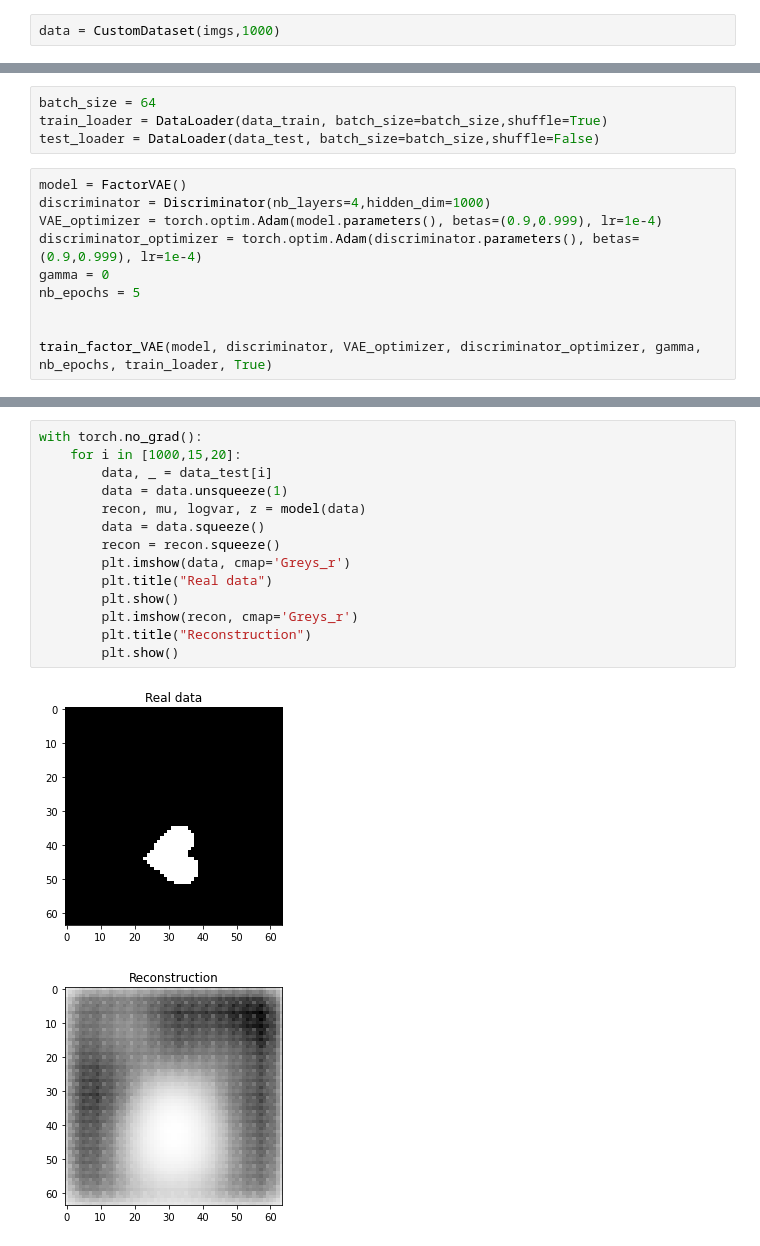
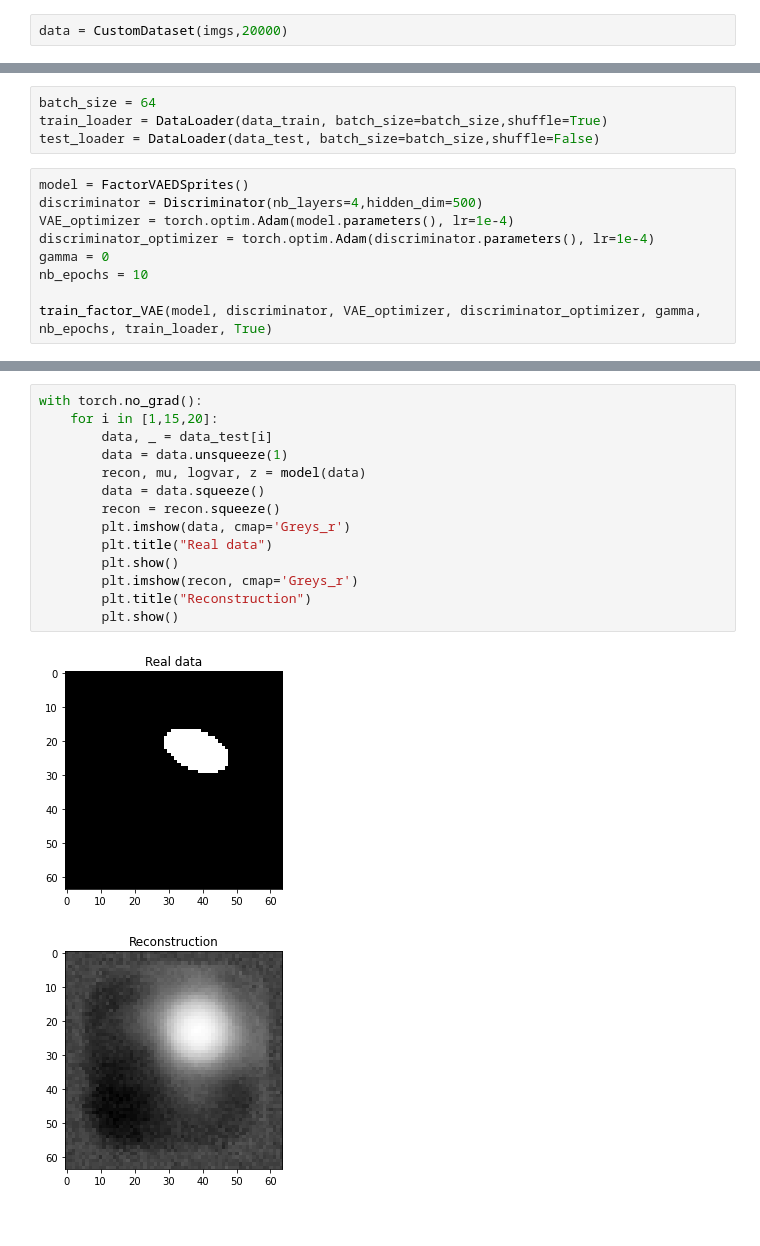
Before and after one commit to hzzhyj/atml, a Jupyter notebook: experiments/FactorVAE.ipynb, the cells around one changed output, grey strips where cells are left out. Cells and saved outputs as stored; diff of their text form.

Commit message:
fixes + factorvae inherits betavae

```diff
--- a/experiments/FactorVAE.ipynb
+++ b/experiments/FactorVAE.ipynb
@@ -20,7 +20,7 @@ from train_factor_vae import train_factor_VAE
 dataset = load_dsprites("../datasets/dsprites.npz",False)
 imgs = dataset["imgs"]
 # %%
-data = CustomDataset(imgs,1000)
+data = CustomDataset(imgs,20000)
 # %%
 data_train, data_test = train_test_random_split(data, 0.8)
 # %%
@@ -43,13 +43,12 @@ batch_size = 64
 train_loader = DataLoader(data_train, batch_size=batch_size,shuffle=True)
 test_loader = DataLoader(data_test, batch_size=batch_size,shuffle=False)
 # %%
-model = FactorVAE()
-discriminator = Discriminator(nb_layers=4,hidden_dim=1000)
-VAE_optimizer = torch.optim.Adam(model.parameters(), betas=(0.9,0.999), lr=1e-4)
-discriminator_optimizer = torch.optim.Adam(discriminator.parameters(), betas=(0.9,0.999), lr=1e-4)
+model = FactorVAEDSprites()
+discriminator = Discriminator(nb_layers=4,hidden_dim=500)
+VAE_optimizer = torch.optim.Adam(model.parameters(), lr=1e-4)
+discriminator_optimizer = torch.optim.Adam(discriminator.parameters(), lr=1e-4)
 gamma = 0
-nb_epochs = 5
-
+nb_epochs = 10
 
 train_factor_VAE(model, discriminator, VAE_optimizer, discriminator_optimizer, gamma, nb_epochs, train_loader, True)
 # %% [output]
@@ -74,17 +73,17 @@ NameError: name 'train_vae_losses' is not defined
 # %%
 with torch.no_grad():
-    for i in [1000,15,20]:
+    for i in [1,15,20]:
         data, _ = data_test[i]
         data = data.unsqueeze(1)
         recon, mu, logvar, z = model(data)
         data = data.squeeze()
         recon = recon.squeeze()
         plt.imshow(data, cmap='Greys_r')
         plt.title("Real data")
         plt.show()
         plt.imshow(recon, cmap='Greys_r')
         plt.title("Reconstruction")
         plt.show()
 # %% [output]
-[figure, old version]
+[figure, new version]
-[figure, old version]
+[figure, new version]
```
Also changed, not shown: parts of 8 cells of this notebook, 2 other files.
